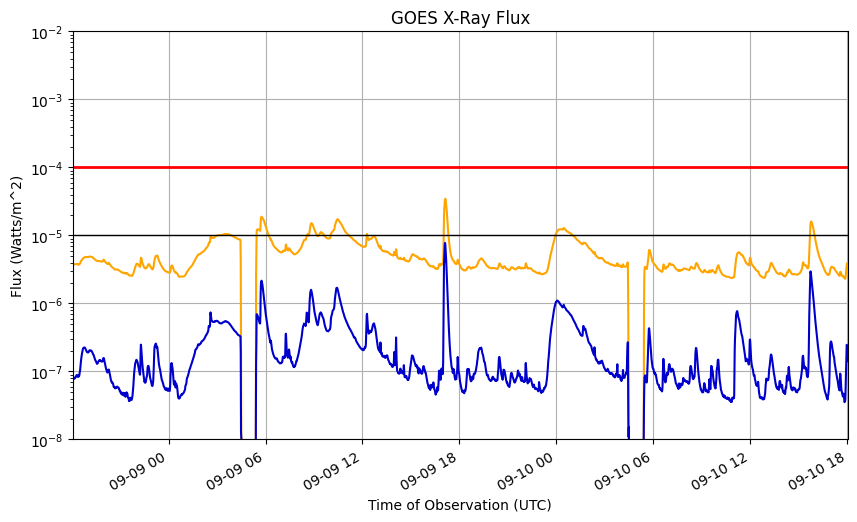
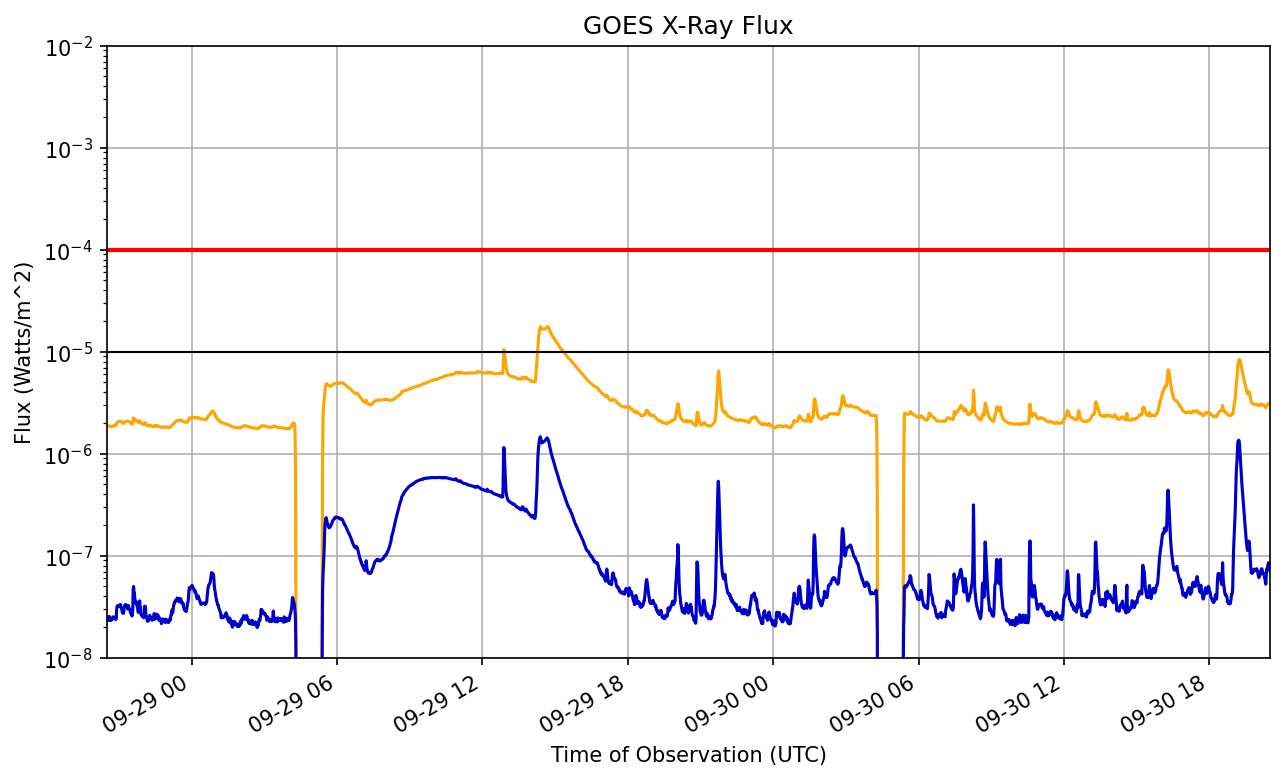
The notebook cell's code change between the first figure and the second:
--- before
+++ after
@@ -1,2 +1,3 @@
+plt.rcParams["figure.dpi"] = 150
 fig, ax = plt.subplots(figsize=(10, 6))
 

Commit: Added ability to increase resolution of plots.